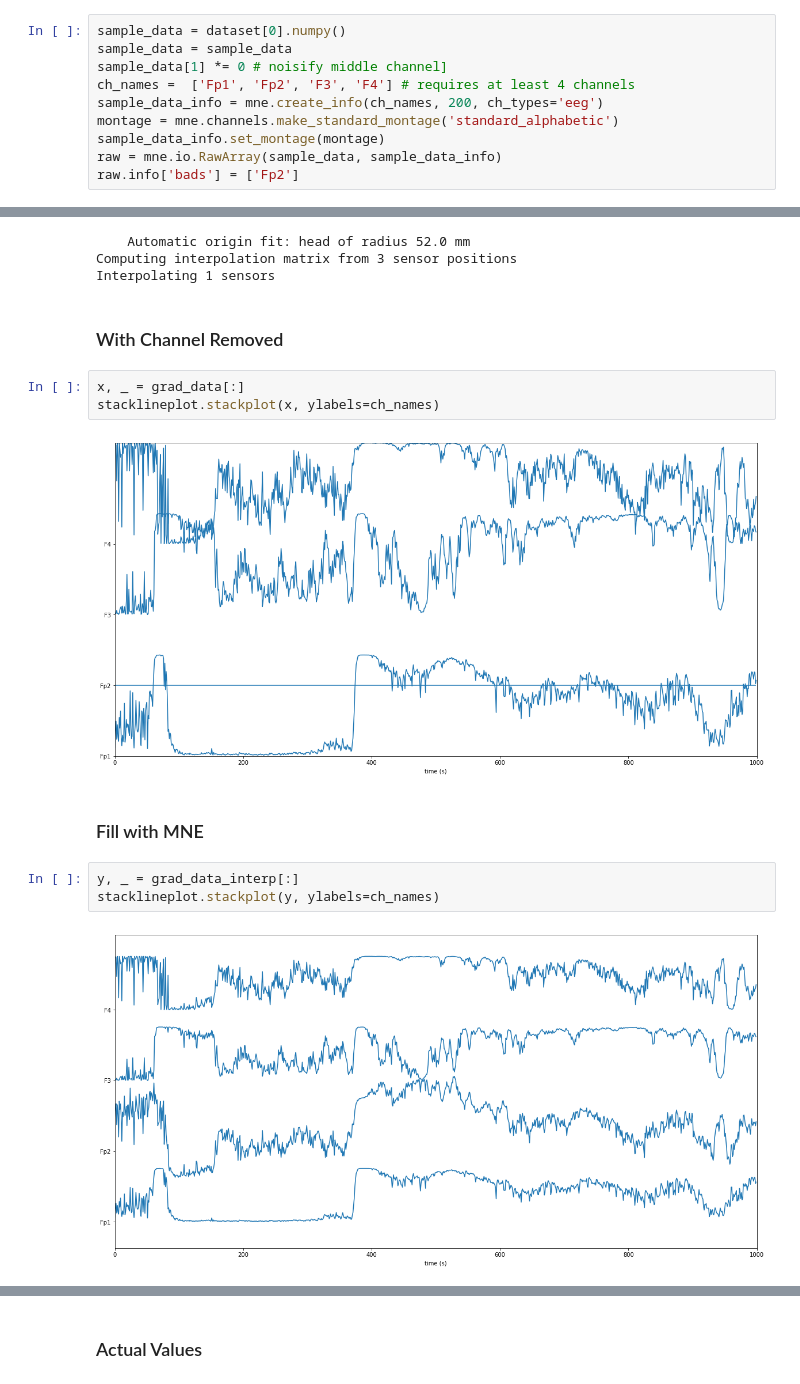
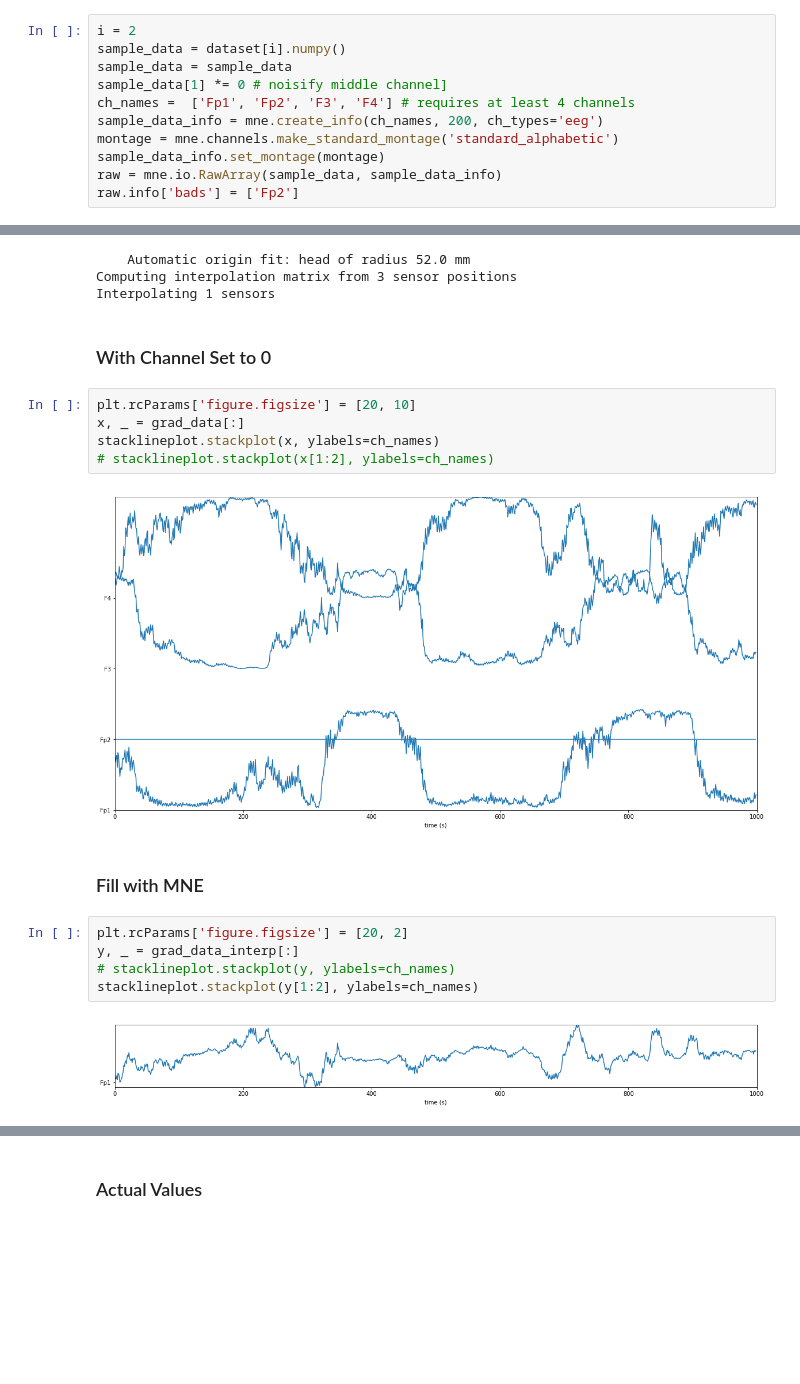
Before and after one commit to DanielLongo/NeuralFill, a Jupyter notebook: denoise/interpolate bad channels .ipynb, the cells around one changed output, grey strips where cells are left out. Drawn from its saved outputs; the diff is of its cells as text; blank space fills up the shorter version.

```diff
--- a/denoise/interpolate bad channels .ipynb
+++ b/denoise/interpolate bad channels .ipynb
@@ -21,7 +22,8 @@ plt.rcParams['figure.figsize'] = [20, 10]
 # %%
 dataset = EEGDatasetMc(TRAIN_FILES_CSV, max_num_examples=10, select_channels=[0,1,3,4])
 # %%
-sample_data = dataset[0].numpy()
+i = 2
+sample_data = dataset[i].numpy()
 sample_data = sample_data
 sample_data[1] *= 0 # noisify middle channel]
 ch_names =  ['Fp1', 'Fp2', 'F3', 'F4'] # requires at least 4 channels
@@ -42,16 +44,20 @@ grad_data_interp = grad_data.copy().interpolate_bads(reset_bads=False)
 Computing interpolation matrix from 3 sensor positions
 Interpolating 1 sensors
 # %% [markdown]
-### With Channel Removed
+### With Channel Set to 0
 # %%
+plt.rcParams['figure.figsize'] = [20, 10]
 x, _ = grad_data[:]
 stacklineplot.stackplot(x, ylabels=ch_names)
+# stacklineplot.stackplot(x[1:2], ylabels=ch_names)
 # %% [output]
-[figure, old version]
+[figure, new version]
 # %% [markdown]
 ### Fill with MNE
 # %%
+plt.rcParams['figure.figsize'] = [20, 2]
 y, _ = grad_data_interp[:]
-stacklineplot.stackplot(y, ylabels=ch_names)
+# stacklineplot.stackplot(y, ylabels=ch_names)
+stacklineplot.stackplot(y[1:2], ylabels=ch_names)
 # %% [output]
-[figure, old version]
+[figure, new version]
```
Also changed, not shown: parts of 7 cells of this notebook.
